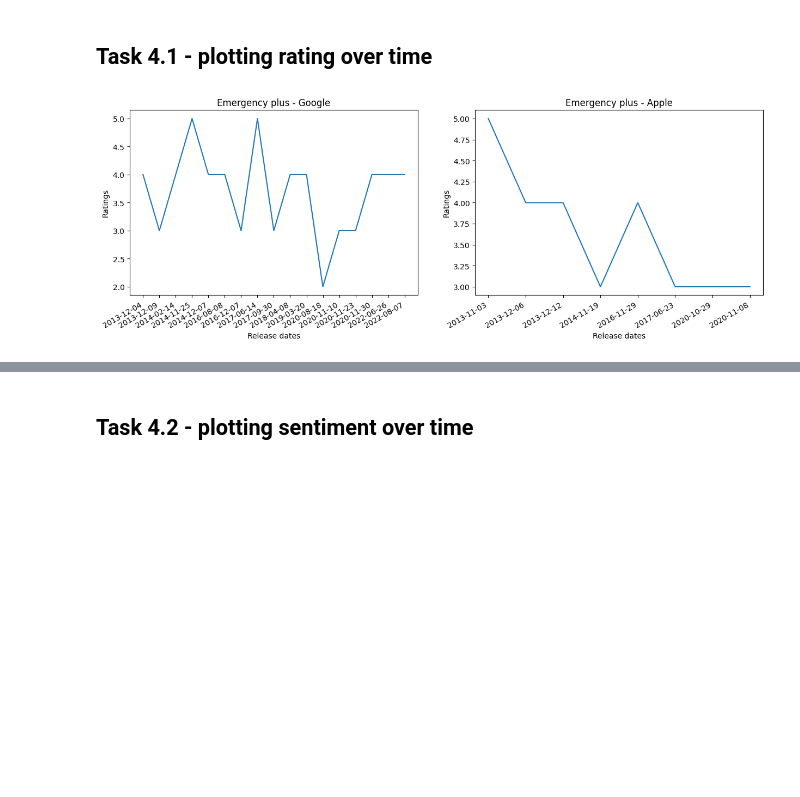
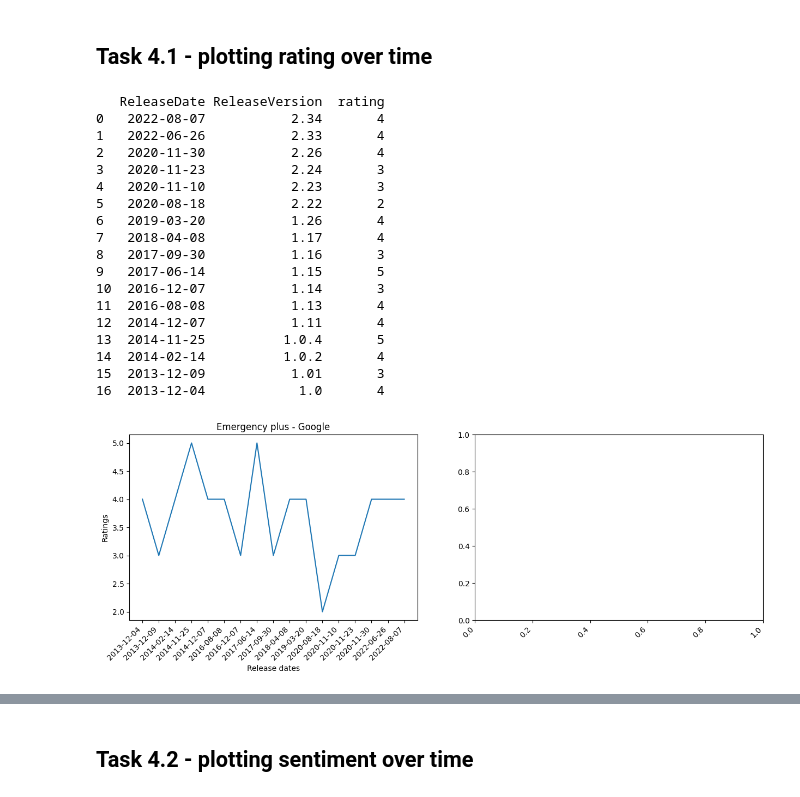
Before and after one commit to kalpanibhagya/EmergencyAppsReviews, a Jupyter notebook: Sentiment_Analysis.ipynb, the cells around one changed output, grey strips where cells are left out. Drawn from its saved outputs; the diff is of its cells as text; code cells hidden in the pictures; blank space fills up the shorter version.

```diff
--- a/Sentiment_Analysis.ipynb
+++ b/Sentiment_Analysis.ipynb
@@ -69,7 +68,7 @@ def indexingDateCol(df):
 
 
 
-def averageOfratingperreleasedate(df,version_df):
+def averageRatingPerReleasedate(df,version_df):
     average_rating_list = []
     dates= version_df['ReleaseDate']
     df = indexingDateCol(df)
@@ -94,45 +93,93 @@ def getAverageRating(df):
         mean = round(df['Rating'].mean())
     return mean
 
 
 fig, ax = plt.subplots(1,2, figsize=(15,5))
 
 def plotRating1(df,rating_list, ax,col, ylabelName):
     dates = df['ReleaseDate']
-    dates = dates[::-1]
+    dates = dates[::-1]#reversing
 
     #fig, ax = plt.subplots()
     ax[col].plot(dates, rating_list[::-1])
-    ax[col].set_xlabel('Release dates')
+    #plt.xticks(rotation = 45)
+    ax[col].set_xlabel('Release dates') #for presentation purposes fontsize has increased
     ax[col].set_ylabel(ylabelName)
-    fig.autofmt_xdate()
+    #fig.autofmt_xdate()
+    fig.autofmt_xdate(rotation=45)
+
 
 def plotRating2(df,rating_list, ax, ylabelName):
     dates = df['ReleaseDate']
     dates = dates[::-1]
 
     #fig, ax = plt.subplots()
     ax.plot(dates, rating_list[::-1])
     ax.set_xlabel('Release dates')
     ax.set_ylabel(ylabelName)
     fig.autofmt_xdate()
 
-rating_list1 = averageOfratingperreleasedate(df_emergencyplus_google_s, df_emergencyplus_google_versions)
+rating_list1 = averageRatingPerReleasedate(df_emergencyplus_google_s, df_emergencyplus_google_versions)
 ax[0].set_title('Emergency plus - Google')
 plotRating1(df_emergencyplus_google_versions, rating_list1,ax, 0, "Ratings")
 
-rating_list2 = averageOfratingperreleasedate(df_emergencyplus_apple_s, df_emergencyplus_apple_versions)
-ax[1].set_title('Emergency plus - Apple')
-plotRating1(df_emergencyplus_apple_versions,rating_list2,ax, 1 , "Ratings")
+df_emergencyplus_google_versions['rating'] = rating_list1
+print(df_emergencyplus_google_versions)
 
-fig1, ax1 = plt.subplots(2, figsize=(30,20))
 
-rating_list3 = averageOfratingperreleasedate(df_firstaid_google_s, df_firstaid_google_vesions)
-ax1[0].set_title('Red cross - Google')
-plotRating1(df_firstaid_google_vesions,rating_list3, ax1,0, "Ratings")
+# rating_list2 = averageOfratingperreleasedate(df_emergencyplus_apple_s, df_emergencyplus_apple_versions)
+# ax[1].set_title('Emergency plus - Apple')
+# plotRating1(df_emergencyplus_apple_versions,rating_list2,ax, 1 , "Ratings")
 
-rating_list4 = averageOfratingperreleasedate(df_firstaid_apple_s, df_firstaid_apple_vesions)
-ax1[1].set_title('Red cross - Apple')
-plotRating1(df_firstaid_apple_vesions, rating_list4, ax1,1, "Ratings")
+# fig1, ax1 = plt.subplots(2, figsize=(20,10))
+# plt.subplots_adjust(left=0.1,
+#                     bottom=0.1,
+#                     right=0.9,
+#                     top=0.9,
+#                     wspace=0.4,
+#                     hspace=0.4)
+
+# rating_list3 = averageOfratingperreleasedate(df_firstaid_google_s, df_firstaid_google_vesions)
+# ax1[0].set_title('Red cross - Google', fontsize=20)
+# plotRating1(df_firstaid_google_vesions,rating_list3, ax1,0, "Ratings")
+
+
+#rating_list4 = averageOfratingperreleasedate(df_firstaid_apple_s, df_firstaid_apple_vesions)
+# ax1[1].set_title('Red cross - Apple', fontsize=20)
+# plotRating1(df_firstaid_apple_vesions, rating_list4, ax1,1, "Ratings")
+
+# plt.title('Red cross - Google', fontsize=20)
+# dates = df_firstaid_google_vesions['ReleaseDate']
+# dates = dates[::-1]
+# plt.plot(dates, rating_list3[::-1])
+# plt.xticks(rotation = 45)
+# plt.xlabel('Release dates')
+# plt.ylabel('Ratings')
+
+# plt.title('Red cross - Apple', fontsize=20)
+# dates = df_firstaid_apple_vesions['ReleaseDate']
+# dates = dates[::-1]
+# plt.plot(dates, rating_list4[::-1])
+# plt.xticks(rotation = 45)
+# plt.xlabel('Release dates')
+# plt.ylabel('Ratings')
 # %% [output]
+   ReleaseDate ReleaseVersion  rating
+0   2022-08-07           2.34       4
+1   2022-06-26           2.33       4
+2   2020-11-30           2.26       4
+3   2020-11-23           2.24       3
+4   2020-11-10           2.23       3
+5   2020-08-18           2.22       2
+6   2019-03-20           1.26       4
+7   2018-04-08           1.17       4
+8   2017-09-30           1.16       3
+9   2017-06-14           1.15       5
+10  2016-12-07           1.14       3
+11  2016-08-08           1.13       4
+12  2014-12-07           1.11       4
+13  2014-11-25          1.0.4       5
+14  2014-02-14          1.0.2       4
+15  2013-12-09           1.01       3
+16  2013-12-04            1.0       4
-[figure, old version]
+[figure, new version]
```
Also changed, not shown: parts of 3 cells of this notebook, 1 other file.
